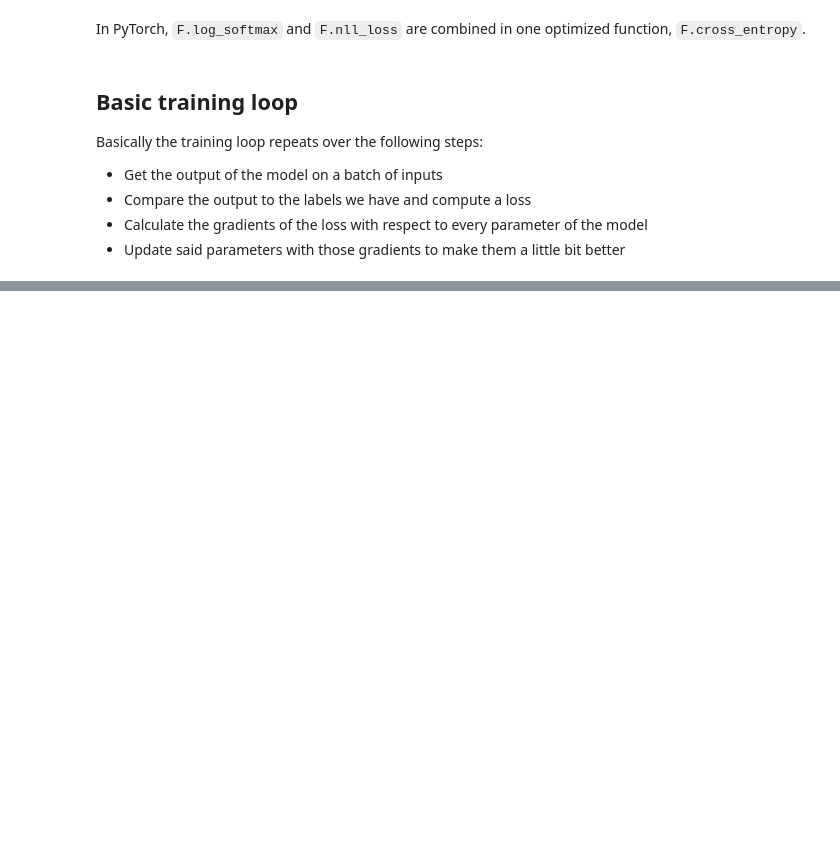
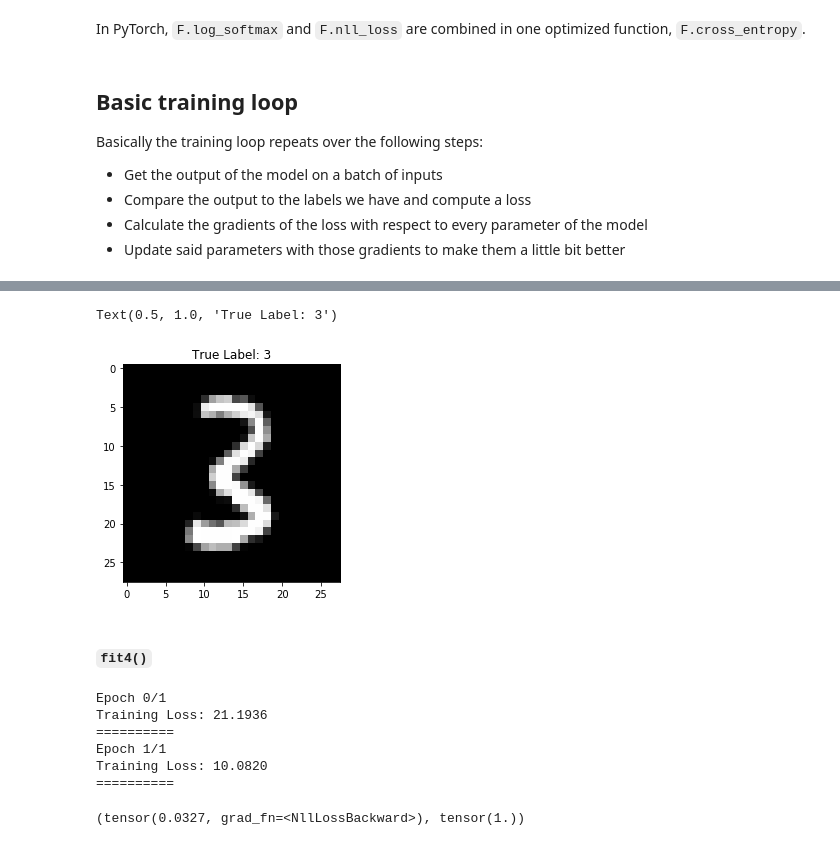
Before and after one commit to msank00/deeplearning_4m_scratch, a Jupyter notebook: 03_minibatch_training.ipynb, the cells around one changed output, grey strips where cells are left out. Drawn from its saved outputs; the diff is of its cells as text; code cells hidden in the pictures; blank space fills up the shorter version.

Commit message:
Update batch training

```diff
--- a/03_minibatch_training.ipynb
+++ b/03_minibatch_training.ipynb
@@ -222,0 +634,4 @@ loss_func(model(xb), yb), accuracy(model(xb), yb)
+# %%
+train_ds,valid_ds = Dataset(x_train, y_train),Dataset(x_valid, y_valid)
+assert len(train_ds)==len(x_train)
+assert len(valid_ds)==len(x_valid)
@@ -222,0 +728,23 @@ loss_func(model(xb), yb), accuracy(model(xb), yb)
+# %%
+class DataLoader():
+    def __init__(self, dataset: Dataset, batch_sz:int):
+        self.dataset = dataset
+        self.batch_sz = batch_sz
+
+    def __iter__(self):
+        for i in range(0, len(self.dataset), self.batch_sz):
+            # the 3rd argument in range() is the step to skip
+            yield self.dataset[i:i+self.batch_sz]
+# %%
+train_dl = DataLoader(train_ds, batch_sz)
+valid_dl = DataLoader(valid_ds, batch_sz)
+# %%
+xb,yb = next(iter(valid_dl))
+assert xb.shape==(batch_sz,28*28)
+assert yb.shape==(batch_sz,)
+# %%
+plt.imshow(xb[0].view(28,28))
+plt.title(f"True Label: {yb[0]}")
+# %% [output]
+Text(0.5, 1.0, 'True Label: 3')
+[figure, added]
@@ -222,0 +753,2 @@ loss_func(model(xb), yb), accuracy(model(xb), yb)
+# %% [markdown]
+#### `fit4()`
@@ -222,0 +780,15 @@ loss_func(model(xb), yb), accuracy(model(xb), yb)
+# %%
+fit4()
+# %% [output]
+Epoch 0/1
+Training Loss: 21.1936
+==========
+Epoch 1/1
+Training Loss: 10.0820
+==========
+# %%
+loss,acc = loss_func(model(xb), yb), accuracy(model(xb), yb)
+assert acc>0.7
+loss,acc
+# %% [output]
+(tensor(0.0327, grad_fn=<NllLossBackward>), tensor(1.))
```
Also changed, not shown: parts of 87 cells of this notebook.
